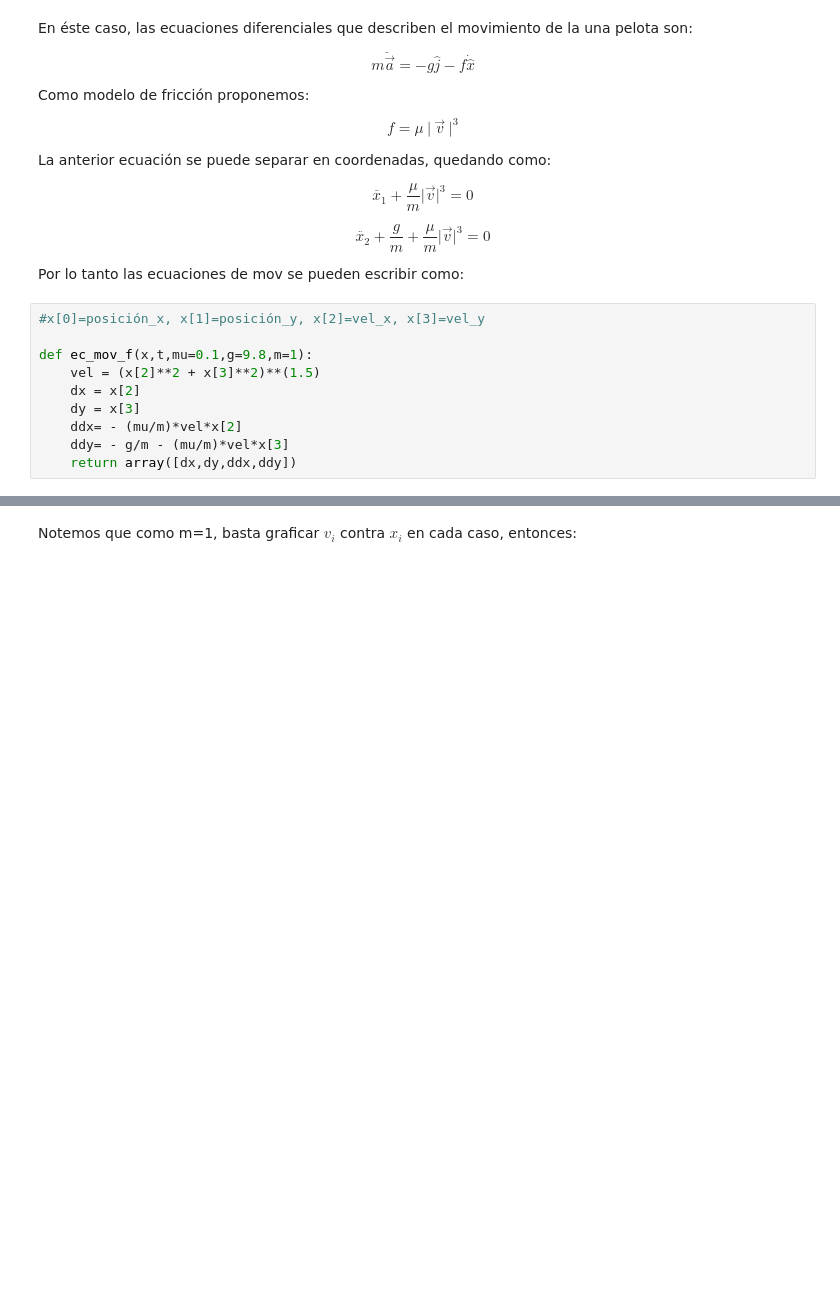
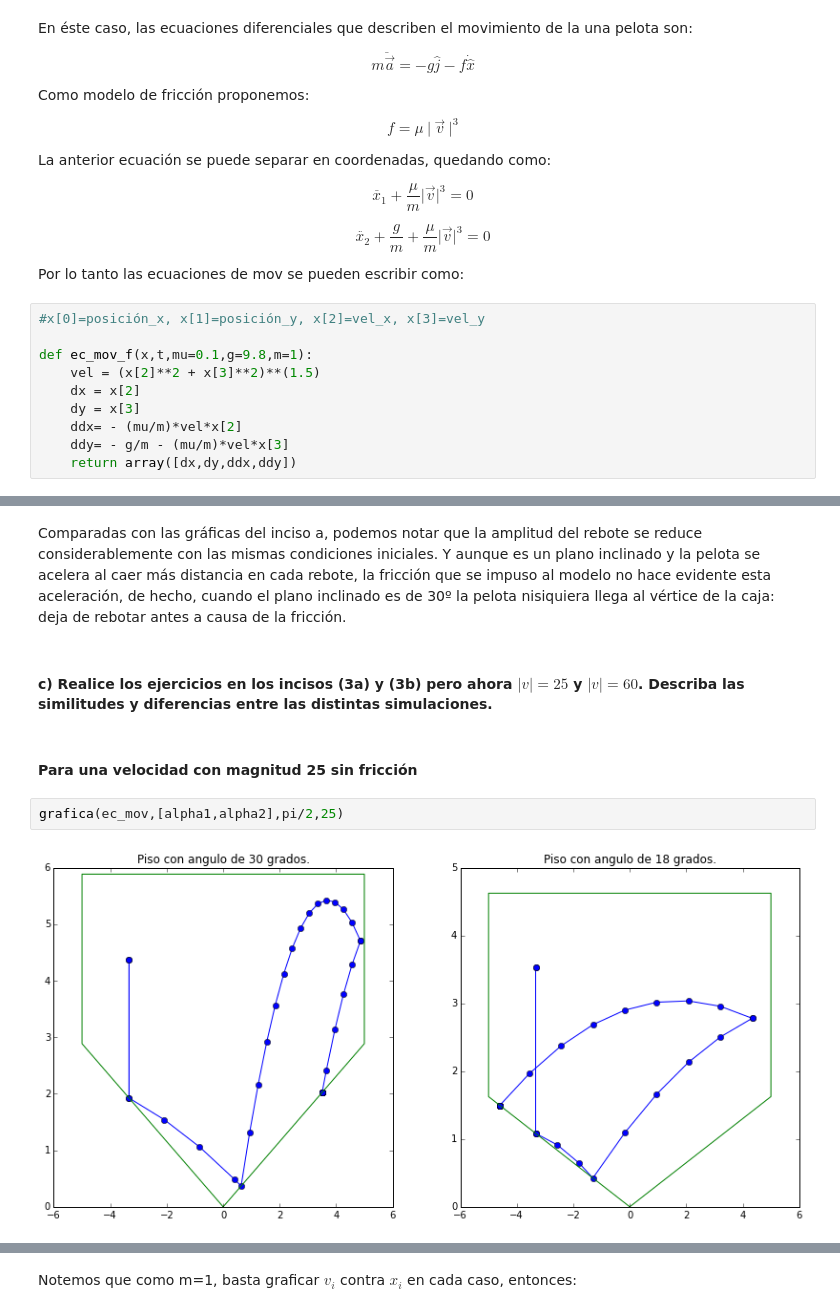
Before and after one commit to Erandii/Tareas, a Jupyter notebook: Tareas/TAREA-EXAMEN.1/Pregunta_3.ipynb, the cells around one changed output, grey strips where cells are left out. Saved outputs shown, nothing was run; the diff lists cells and outputs as text; blank space fills up the shorter version.

```diff
--- a/Tareas/TAREA-EXAMEN.1/Pregunta_3.ipynb
+++ b/Tareas/TAREA-EXAMEN.1/Pregunta_3.ipynb
@@ -352,0 +278,10 @@ show()
+# %% [markdown]
+Comparadas con las gráficas del inciso a, podemos notar que la amplitud del rebote se reduce considerablemente con las mismas condiciones iniciales. Y aunque es un plano inclinado y la pelota se acelera al caer más distancia en cada rebote, la fricción que se impuso al modelo no hace evidente esta aceleración, de hecho, cuando el plano inclinado es de 30º la pelota nisiquiera llega al vértice de la caja: deja de rebotar antes a causa de la fricción.
+# %% [markdown]
+#### c) Realice los ejercicios en los incisos (3a) y (3b) pero ahora $\vert v \vert = 25$ y $\vert v \vert = 60$. Describa las similitudes y diferencias entre las distintas simulaciones.
+# %% [markdown]
+#### Para una velocidad con magnitud 25 sin fricción
+# %%
+grafica(ec_mov,[alpha1,alpha2],pi/2,25)
+# %% [output]
+[figure, added]
```
Also changed, not shown: parts of 39 cells of this notebook, 2 other files.
